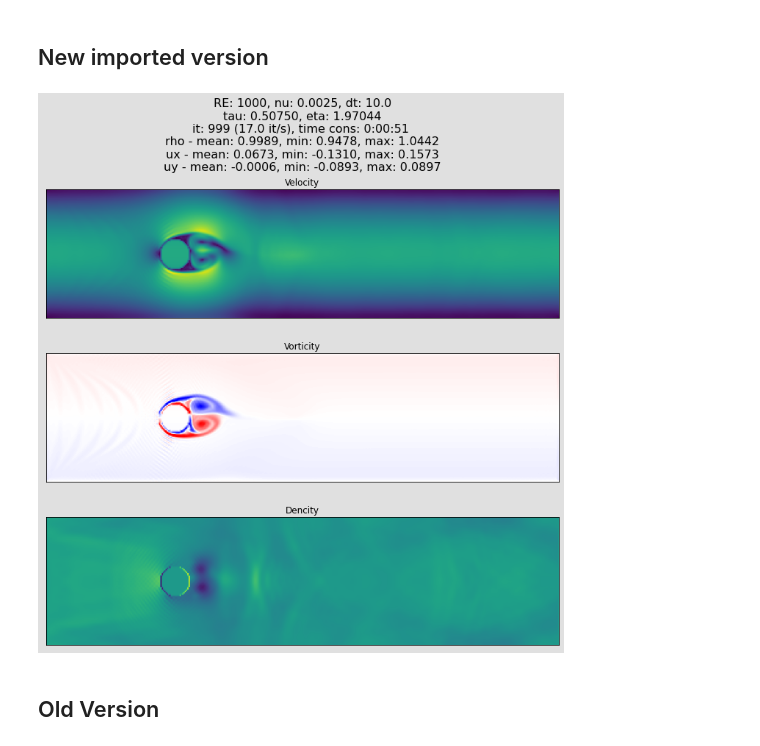
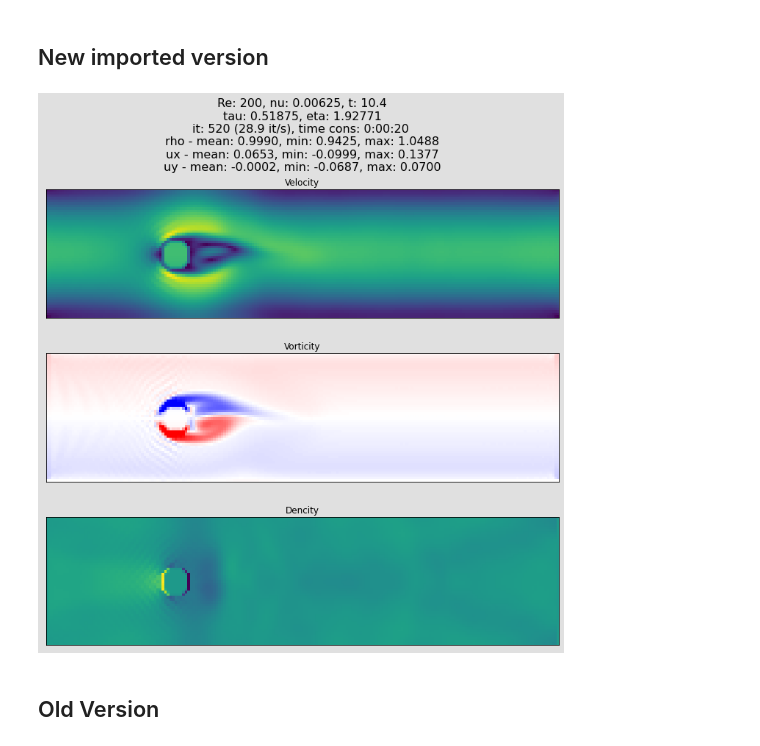
Before and after one commit to ikhlestov/master_thesis, a Jupyter notebook: cleaned_experiment.ipynb, the cells around one changed output. Cells and saved outputs as stored; diff of their text form; code cells hidden in the pictures.

```diff
--- a/cleaned_experiment.ipynb
+++ b/cleaned_experiment.ipynb
@@ -250,7 +260,7 @@ reload(tf_transfer.np_solver);
 
 for RE in [10, 60, 100, 200, 500, 1000][::-1]:
 # for RE in [1000]:
-    Re = int(RE / SCALE)
+    Re = RE / SCALE
     D = NORM_CYLINDER_DIAMETER
     u = U_MAX
     rho = RHO_0
@@ -319,8 +329,7 @@ for RE in [10, 60, 100, 200, 500, 1000][::-1]:
 
 
         SECOND_IT = 920 if SCALE == 50 else 580
-#         if (it % 10 == 0 or it == N_STEPS - 1 or (it >= SECOND_IT and RE >= 40)) and (PLOT or SAVE_RES):
-        if (it % 10 == 0 or it == N_STEPS - 1) and (PLOT or SAVE_RES):
+        if (it % (SCALE / 5) == 0 or it == N_STEPS - 1) and (PLOT or SAVE_RES):
             end = time.time()
             plot_it_per_sec = 10 / (end - start)
             start = end
@@ -337,36 +346,36 @@ for RE in [10, 60, 100, 200, 500, 1000][::-1]:
 
             fig.suptitle(
                 (
-                    f"RE: {RE}, nu: {nu}, dt: {it / SCALE:.1f}"
+                    f"Re: {RE}, nu: {nu}, t: {it / SCALE:.1f}"
                     f"\ntau: {tau:.5f}, eta: {1 / tau:.5f}"
                     f"\nit: {it} ({plot_it_per_sec:.1f} it/s), time cons: {time_cons} "
                     f"\nrho - mean: {np.mean(rho):.4f}, min: {np.min(rho):.4f}, max: {np.max(rho):.4f}"
                     f"\nux - mean: {np.mean(ux):.4f}, min: {np.min(ux):.4f}, max: {np.max(ux):.4f}"
                     f"\nuy - mean: {np.mean(uy):.4f}, min: {np.min(uy):.4f}, max: {np.max(uy):.4f}"
                 ),
                 fontsize=16)
             fig.tight_layout()
             for ax, title, img, cmap in zip(axes, titles, plot_results, cmaps):
                 ax.cla()
                 ax.set_title(f"{title}")
                 ax.imshow(img, cmap=cmap)
                 if title == 'Vorticity':
                     ax.get_images()[0].set_clim(-.1, .1)
 
             if PLOT:
                 display(fig)
             clear_output(wait=True)
             if SAVE_RES:
                 pylab.savefig(
                     os.path.join(res_frame_dir, str(it)),
                     facecolor=fig.get_facecolor(),
                     transparent=False
                 )
             plt.pause(0.001)
             if np.max(rho) > 10 ** 6:
                 break
 # %% [output]
-[figure, old version]
+[figure, new version]
 # %% [markdown]
 ## Old Version
 # %%
```
Also changed, not shown: parts of 1 cell of this notebook, 3 other files.
